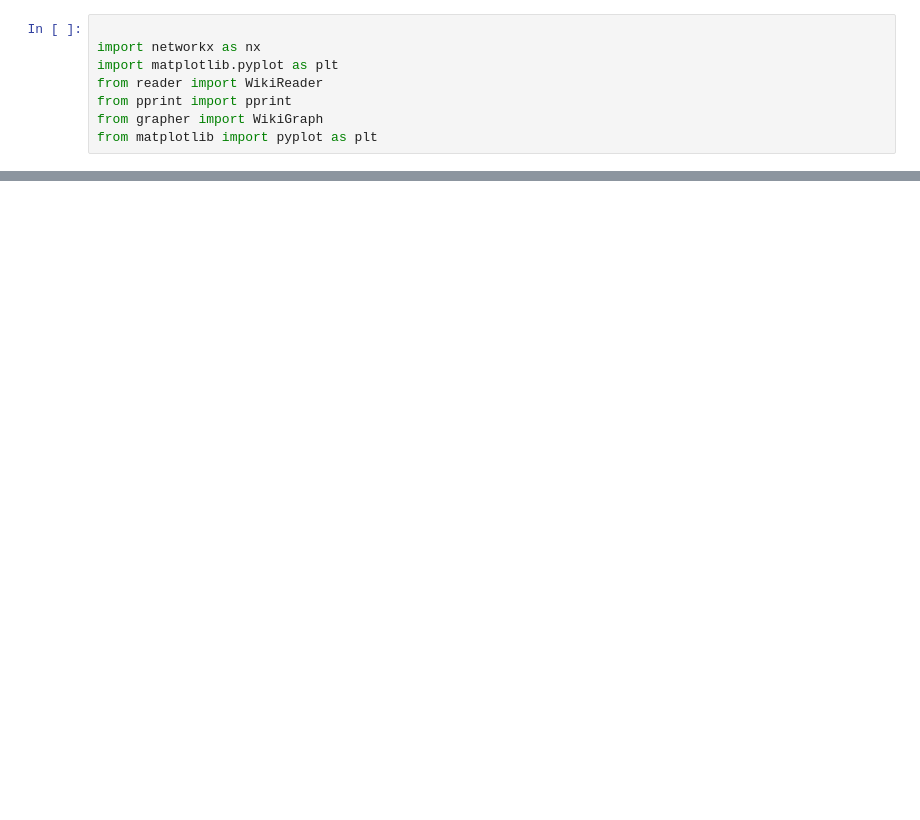
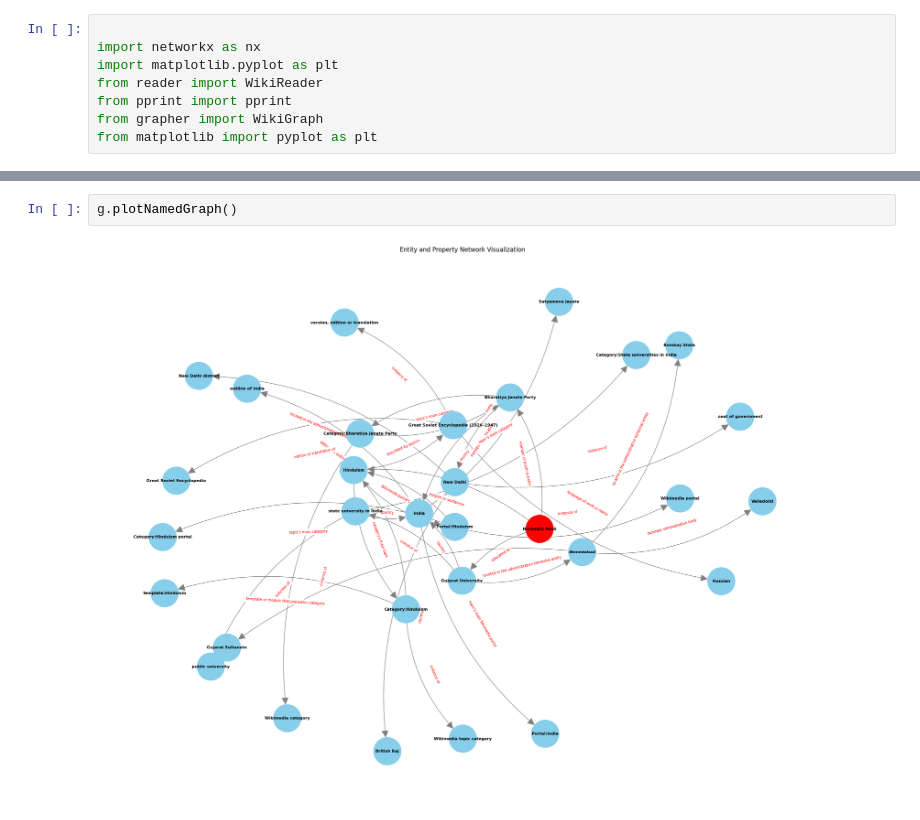
Before and after one commit to Aryan-ki-codepanti/wikiDataPy, a Jupyter notebook: WikiDataPy/GrapherPlot.ipynb, the cells around one changed output, grey strips where cells are left out. Drawn from its saved outputs; the diff is of its cells as text; blank space fills up the shorter version.

```diff
--- a/WikiDataPy/GrapherPlot.ipynb
+++ b/WikiDataPy/GrapherPlot.ipynb
@@ -45,0 +31,4 @@ plot_graph(g)
+# %%
+g.plotNamedGraph()
+# %% [output]
+[figure, added]
```
Also changed, not shown: parts of 8 cells of this notebook, 1 other file.
